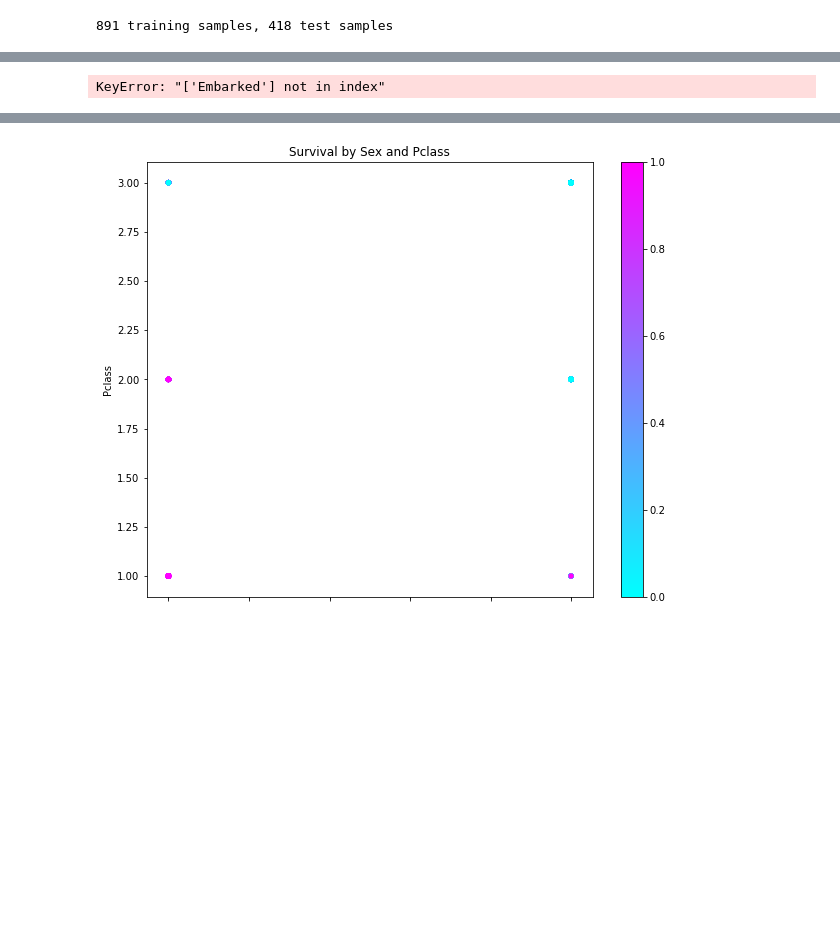
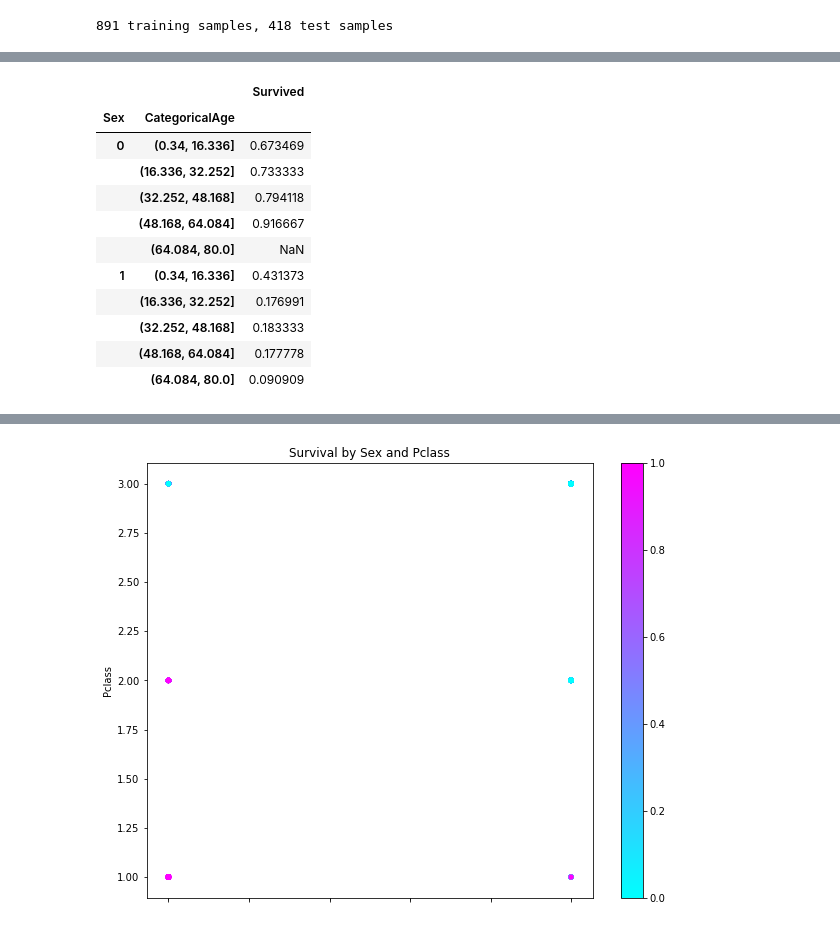
Before and after one commit to Darkdragon84/Titanic, a Jupyter notebook: notebooks/explore.ipynb, the cells around one changed output, grey strips where cells are left out. Cells and saved outputs as stored; diff of their text form; code cells hidden in the pictures; blank space fills up the shorter version.

```diff
--- a/notebooks/explore.ipynb
+++ b/notebooks/explore.ipynb
@@ -149,12 +188,25 @@ train.head(4)
-# %%
-features = ['Embarked']
-# features = ['Sex', 'CategoricalAge']
-# features = ['Sex']
-
-# train[[feature, 'Survived']].groupby([feature]).mean()
-train[features + ['Survived']].groupby(features).mean()
-# %% [output]
-KeyError: "['Embarked'] not in index"
+# %%
+# play around and see which features have an impact on survival
+# each entry shows the percentage of survived members of this group
+
+#features = ['Title']
+features = ['Sex', 'CategoricalAge']
+# features = ['Sex']
+
+train[features + ['Survived']].groupby(features).mean()
+# %% [output]
+|  |  | Survived |
+| Sex | CategoricalAge |  |
+| 0 | (0.34, 16.336] | 0.673469 |
+|  | (16.336, 32.252] | 0.733333 |
+|  | (32.252, 48.168] | 0.794118 |
+|  | (48.168, 64.084] | 0.916667 |
+|  | (64.084, 80.0] | NaN |
+| 1 | (0.34, 16.336] | 0.431373 |
+|  | (16.336, 32.252] | 0.176991 |
+|  | (32.252, 48.168] | 0.183333 |
+|  | (48.168, 64.084] | 0.177778 |
+|  | (64.084, 80.0] | 0.090909 |
 # %%
 drop_elements = ['Name', 'Ticket', 'Cabin', 'SibSp', 'Parch']
 train = train.drop(drop_elements, axis = 1)
```
Also changed, not shown: parts of 11 cells of this notebook.
